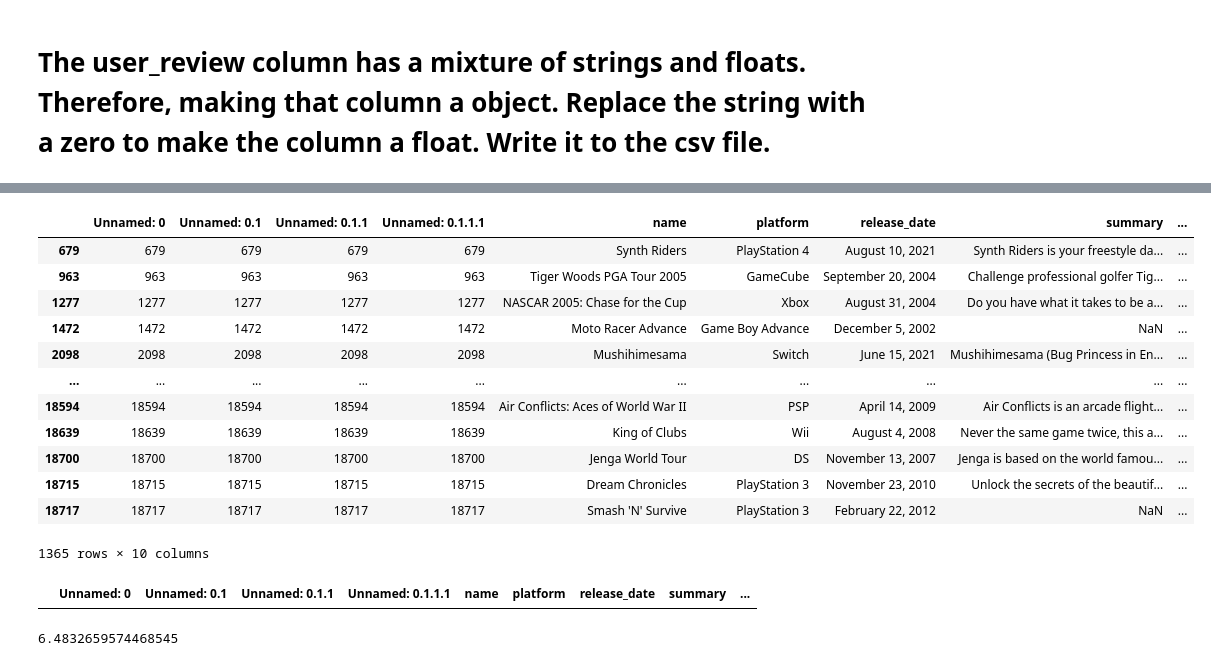
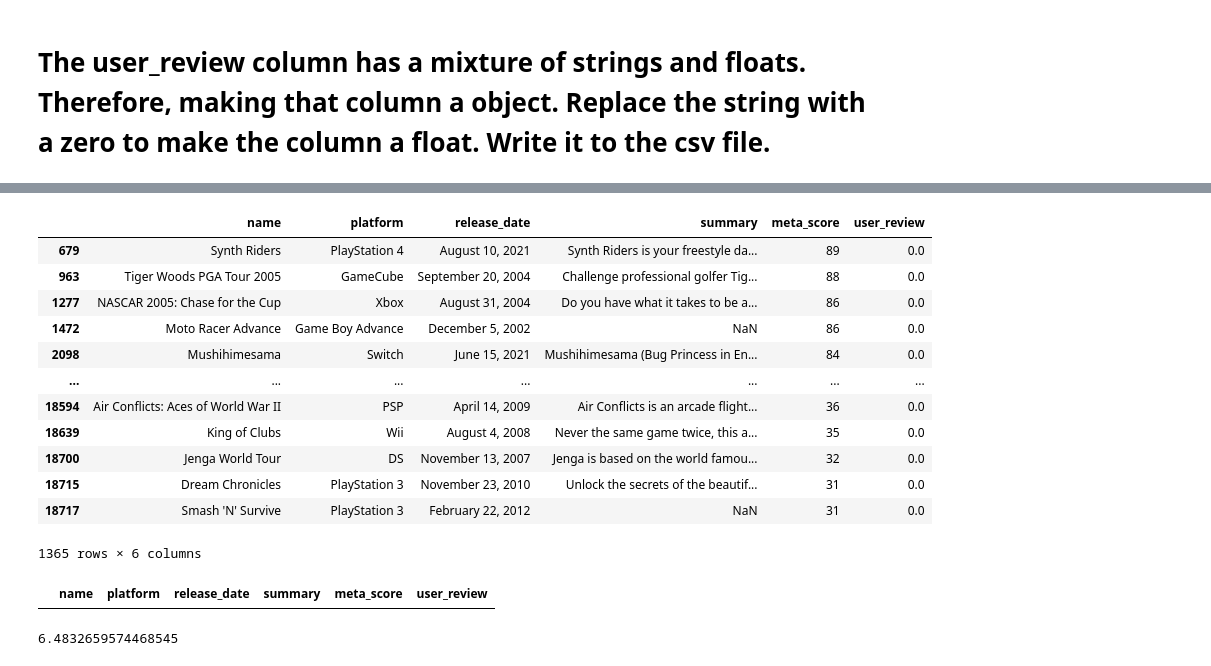
Before and after one commit to SavantLogics/vs_code, a Jupyter notebook: Jupyter/pandas_data_videoGames.ipynb, the cells around one changed output, grey strips where cells are left out. Saved outputs shown, nothing was run; the diff lists cells and outputs as text; code cells hidden in the pictures.

Commit message:
dropped repetitive columns

```diff
--- a/Jupyter/pandas_data_videoGames.ipynb
+++ b/Jupyter/pandas_data_videoGames.ipynb
@@ -32,4 +32,6 @@ df
 | 18798 | 18798 | 18798 | 18798 | 18798 | Infestation: Survivor Stories (Th... | PC | October 15, 2012 | (Formerly known as "The War Z") I... | ... |
 | 18799 | 18799 | 18799 | 18799 | 18799 | Leisure Suit Larry: Box Office Bust | PC | March 31, 2009 | The Leisure Suit Larry: Box Offic... | ... |
 18800 rows × 10 columns
+# %%
+clean_df = df.drop(columns=["Unnamed: 0", "Unnamed: 0.1", "Unnamed: 0.1.1", "Unnamed: 0.1.1.1"])
 # %%
@@ -158,27 +156,27 @@ df
 # %%
 # Check the user_review column for zero
 
-df.loc[df['user_review'] == 0]
+clean_df.loc[df['user_review'] == 0]
 # %% [output]
-|  | Unnamed: 0 | Unnamed: 0.1 | Unnamed: 0.1.1 | Unnamed: 0.1.1.1 | name | platform | release_date | summary | ... |
-| 679 | 679 | 679 | 679 | 679 | Synth Riders | PlayStation 4 | August 10, 2021 | Synth Riders is your freestyle da... | ... |
-| 963 | 963 | 963 | 963 | 963 | Tiger Woods PGA Tour 2005 | GameCube | September 20, 2004 | Challenge professional golfer Tig... | ... |
-| 1277 | 1277 | 1277 | 1277 | 1277 | NASCAR 2005: Chase for the Cup | Xbox | August 31, 2004 | Do you have what it takes to be a... | ... |
-| 1472 | 1472 | 1472 | 1472 | 1472 | Moto Racer Advance | Game Boy Advance | December 5, 2002 | NaN | ... |
-| 2098 | 2098 | 2098 | 2098 | 2098 | Mushihimesama | Switch | June 15, 2021 | Mushihimesama (Bug Princess in En... | ... |
-| ... | ... | ... | ... | ... | ... | ... | ... | ... | ... |
-| 18594 | 18594 | 18594 | 18594 | 18594 | Air Conflicts: Aces of World War II | PSP | April 14, 2009 | Air Conflicts is an arcade flight... | ... |
-| 18639 | 18639 | 18639 | 18639 | 18639 | King of Clubs | Wii | August 4, 2008 | Never the same game twice, this a... | ... |
-| 18700 | 18700 | 18700 | 18700 | 18700 | Jenga World Tour | DS | November 13, 2007 | Jenga is based on the world famou... | ... |
-| 18715 | 18715 | 18715 | 18715 | 18715 | Dream Chronicles | PlayStation 3 | November 23, 2010 | Unlock the secrets of the beautif... | ... |
-| 18717 | 18717 | 18717 | 18717 | 18717 | Smash 'N' Survive | PlayStation 3 | February 22, 2012 | NaN | ... |
+|  | name | platform | release_date | summary | meta_score | user_review |
+| 679 | Synth Riders | PlayStation 4 | August 10, 2021 | Synth Riders is your freestyle da... | 89 | 0.0 |
+| 963 | Tiger Woods PGA Tour 2005 | GameCube | September 20, 2004 | Challenge professional golfer Tig... | 88 | 0.0 |
+| 1277 | NASCAR 2005: Chase for the Cup | Xbox | August 31, 2004 | Do you have what it takes to be a... | 86 | 0.0 |
+| 1472 | Moto Racer Advance | Game Boy Advance | December 5, 2002 | NaN | 86 | 0.0 |
+| 2098 | Mushihimesama | Switch | June 15, 2021 | Mushihimesama (Bug Princess in En... | 84 | 0.0 |
+| ... | ... | ... | ... | ... | ... | ... |
+| 18594 | Air Conflicts: Aces of World War II | PSP | April 14, 2009 | Air Conflicts is an arcade flight... | 36 | 0.0 |
+| 18639 | King of Clubs | Wii | August 4, 2008 | Never the same game twice, this a... | 35 | 0.0 |
+| 18700 | Jenga World Tour | DS | November 13, 2007 | Jenga is based on the world famou... | 32 | 0.0 |
+| 18715 | Dream Chronicles | PlayStation 3 | November 23, 2010 | Unlock the secrets of the beautif... | 31 | 0.0 |
+| 18717 | Smash 'N' Survive | PlayStation 3 | February 22, 2012 | NaN | 31 | 0.0 |
-1365 rows × 10 columns
+1365 rows × 6 columns
 # %%
 # Check the user_review column for tbd
 
-df.loc[df['user_review'] == 'tbd']
+clean_df.loc[df['user_review'] == 'tbd']
 # %% [output]
-|  | Unnamed: 0 | Unnamed: 0.1 | Unnamed: 0.1.1 | Unnamed: 0.1.1.1 | name | platform | release_date | summary | ... |
+|  | name | platform | release_date | summary | meta_score | user_review |
 # %%
 # Get the mean of the user_review.
 
```
Also changed, not shown: parts of 5 cells of this notebook.
